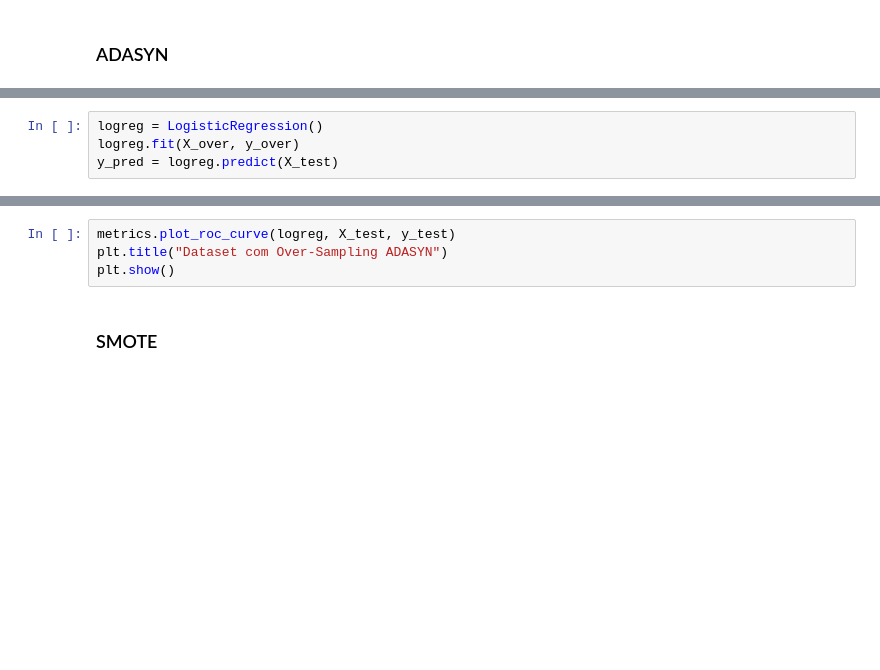
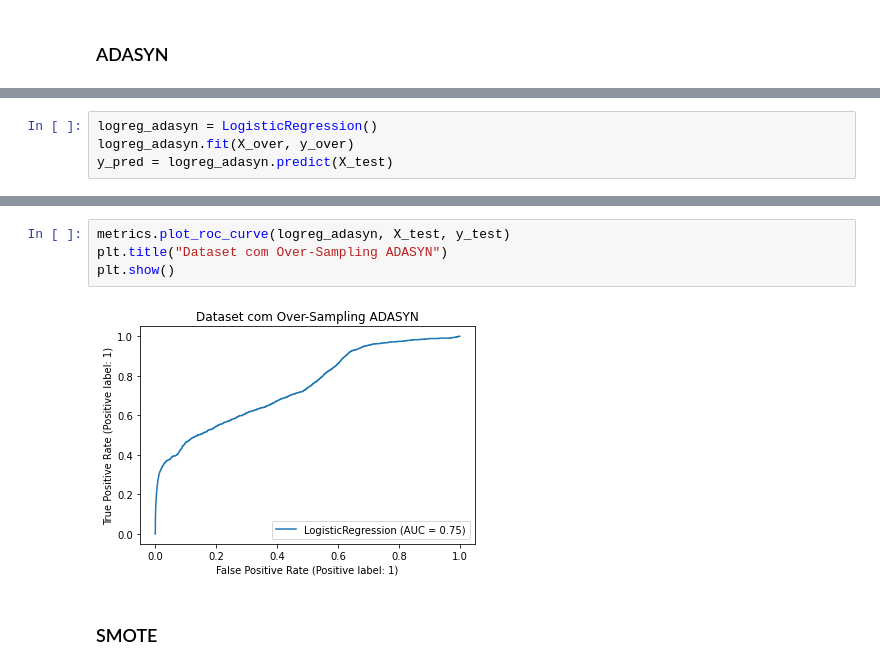
Before and after one commit to casjunior93/Tera---Desafio-de-classificacao, a Jupyter notebook: TERA_Desafio_de_Classificação.ipynb, the cells around one changed output, grey strips where cells are left out. Drawn from its saved outputs; the diff is of its cells as text; blank space fills up the shorter version.

```diff
--- a/TERA_Desafio_de_Classificação.ipynb
+++ b/TERA_Desafio_de_Classificação.ipynb
@@ -403,6 +473,6 @@ print('Resultado após o oversampling %s' % Counter(y_over))
 # %%
-logreg = LogisticRegression()
-logreg.fit(X_over, y_over)
-y_pred = logreg.predict(X_test)
+logreg_adasyn = LogisticRegression()
+logreg_adasyn.fit(X_over, y_over)
+y_pred = logreg_adasyn.predict(X_test)
 # %%
 confusion_matrix(y_test, y_pred)
@@ -411,7 +493,9 @@ print(classification_report(y_test, y_pred, target_names=['Não Fraude', 'Fraude
 # %%
-metrics.plot_roc_curve(logreg, X_test, y_test)
+metrics.plot_roc_curve(logreg_adasyn, X_test, y_test)
 plt.title("Dataset com Over-Sampling ADASYN")
 plt.show()
+# %% [output]
+[figure, added]
 # %% [markdown]
 ### SMOTE
 # %%
```
Also changed, not shown: parts of 87 cells of this notebook.
